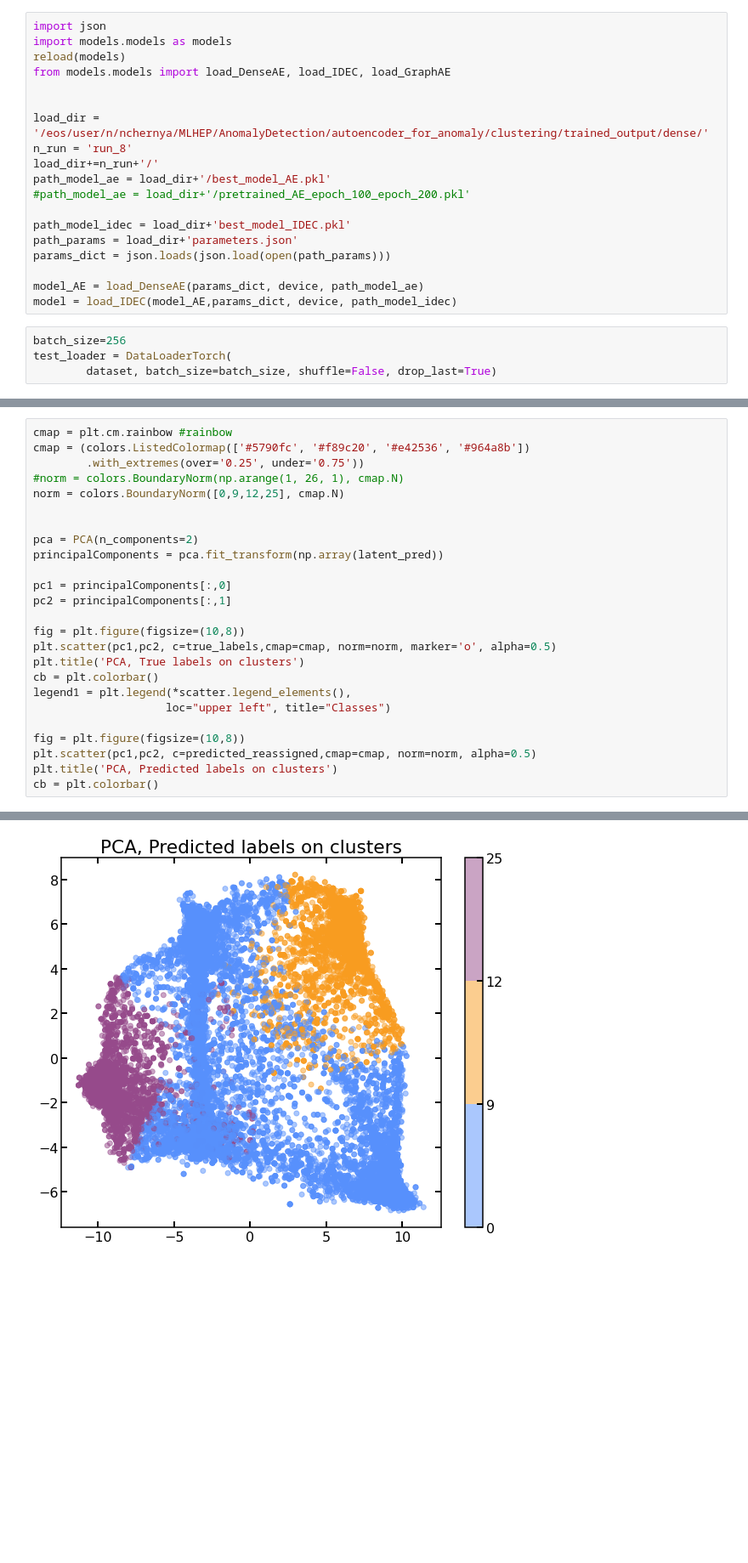
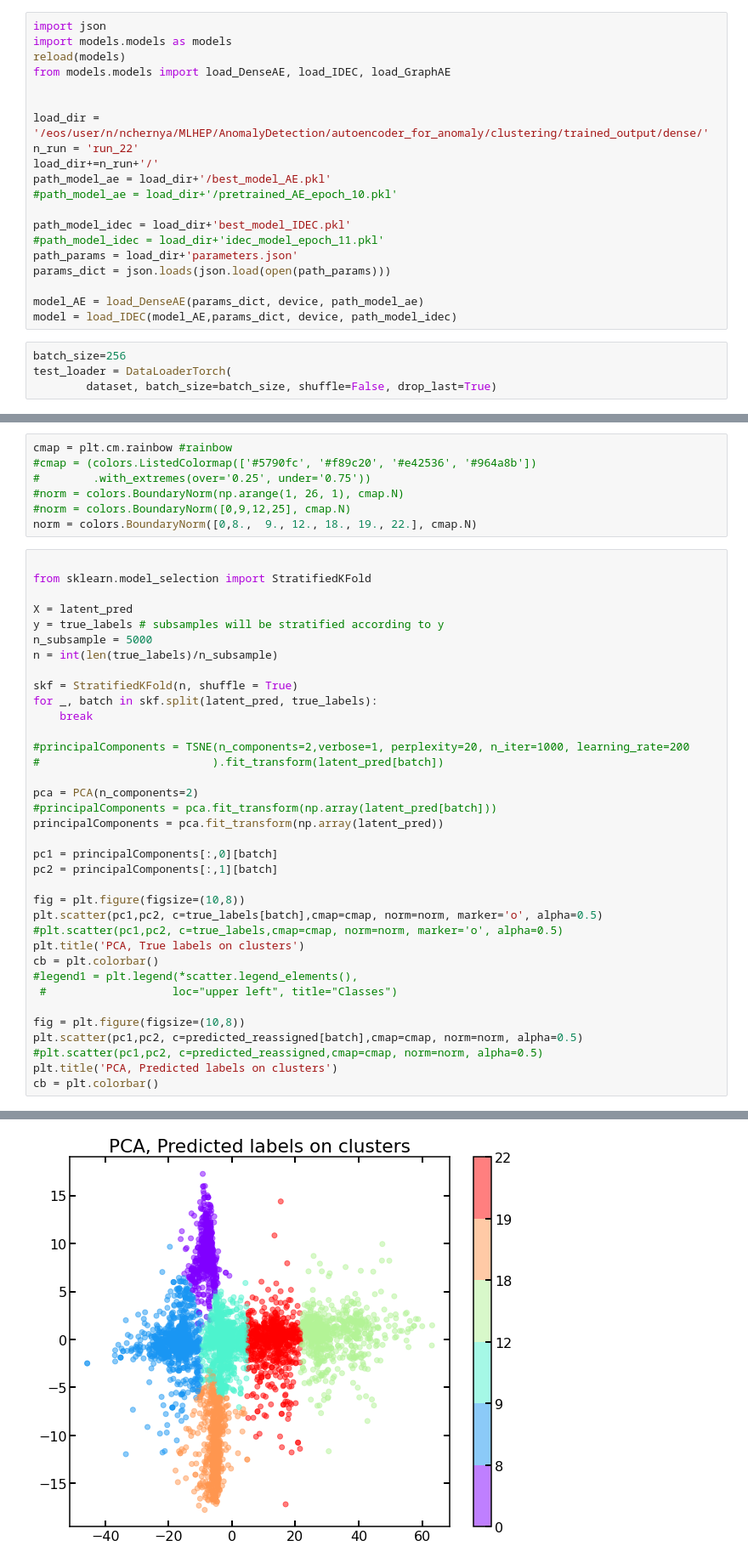
Before and after one commit to chernyavskaya/AnomalyClustering, a Jupyter notebook: notebooks/eval_dense_AE.ipynb, the cells around one changed output, grey strips where cells are left out. Shown: that part at 85% size. Drawn from its saved outputs; the diff is of its cells as text; blank space fills up the shorter version.

```diff
--- a/notebooks/eval_dense_AE.ipynb
+++ b/notebooks/eval_dense_AE.ipynb
@@ -97,12 +101,13 @@ from models.models import load_DenseAE, load_IDEC, load_GraphAE
 
 
 load_dir = '/eos/user/n/nchernya/MLHEP/AnomalyDetection/autoencoder_for_anomaly/clustering/trained_output/dense/'
-n_run = 'run_8'
+n_run = 'run_22'
 load_dir+=n_run+'/'
 path_model_ae = load_dir+'/best_model_AE.pkl'
-#path_model_ae = load_dir+'/pretrained_AE_epoch_100_epoch_200.pkl'
+#path_model_ae = load_dir+'/pretrained_AE_epoch_10.pkl'
 
 path_model_idec = load_dir+'best_model_IDEC.pkl'
+#path_model_idec = load_dir+'idec_model_epoch_11.pkl'
 path_params = load_dir+'parameters.json'
 params_dict = json.loads(json.load(open(path_params)))
 
@@ -147,26 +153,44 @@ Acc 0.2796 , nmi 0.0512 , ari -0.0366
+# %%
+cmap = plt.cm.rainbow #rainbow
+#cmap = (colors.ListedColormap(['#5790fc', '#f89c20', '#e42536', '#964a8b'])
+#        .with_extremes(over='0.25', under='0.75'))
+#norm = colors.BoundaryNorm(np.arange(1, 26, 1), cmap.N)
+#norm = colors.BoundaryNorm([0,9,12,25], cmap.N)
+norm = colors.BoundaryNorm([0,8.,  9., 12., 18., 19., 22.], cmap.N)
 # %%
-cmap = plt.cm.rainbow #rainbow
-cmap = (colors.ListedColormap(['#5790fc', '#f89c20', '#e42536', '#964a8b'])
-        .with_extremes(over='0.25', under='0.75'))
-#norm = colors.BoundaryNorm(np.arange(1, 26, 1), cmap.N)
-norm = colors.BoundaryNorm([0,9,12,25], cmap.N)
 
+from sklearn.model_selection import StratifiedKFold
+
+X = latent_pred
+y = true_labels # subsamples will be stratified according to y
+n_subsample = 5000
+n = int(len(true_labels)/n_subsample)
+
+skf = StratifiedKFold(n, shuffle = True)
+for _, batch in skf.split(latent_pred, true_labels):
+    break
+
+#principalComponents = TSNE(n_components=2,verbose=1, perplexity=20, n_iter=1000, learning_rate=200
+#                          ).fit_transform(latent_pred[batch])
 
 pca = PCA(n_components=2)
+#principalComponents = pca.fit_transform(np.array(latent_pred[batch]))
 principalComponents = pca.fit_transform(np.array(latent_pred))
 
-pc1 = principalComponents[:,0]
-pc2 = principalComponents[:,1]
+pc1 = principalComponents[:,0][batch]
+pc2 = principalComponents[:,1][batch]
 
 fig = plt.figure(figsize=(10,8))
-plt.scatter(pc1,pc2, c=true_labels,cmap=cmap, norm=norm, marker='o', alpha=0.5)
+plt.scatter(pc1,pc2, c=true_labels[batch],cmap=cmap, norm=norm, marker='o', alpha=0.5)
+#plt.scatter(pc1,pc2, c=true_labels,cmap=cmap, norm=norm, marker='o', alpha=0.5)
 plt.title('PCA, True labels on clusters')
 cb = plt.colorbar()
-legend1 = plt.legend(*scatter.legend_elements(),
-                    loc="upper left", title="Classes")
+#legend1 = plt.legend(*scatter.legend_elements(),
+ #                   loc="upper left", title="Classes")
 
 fig = plt.figure(figsize=(10,8))
-plt.scatter(pc1,pc2, c=predicted_reassigned,cmap=cmap, norm=norm, alpha=0.5)
+plt.scatter(pc1,pc2, c=predicted_reassigned[batch],cmap=cmap, norm=norm, alpha=0.5)
+#plt.scatter(pc1,pc2, c=predicted_reassigned,cmap=cmap, norm=norm, alpha=0.5)
 plt.title('PCA, Predicted labels on clusters')
 cb = plt.colorbar()
 # %% [output]
@@ -174 +198 @@ cb = plt.colorbar()
-[figure, old version]
+[figure, new version]
```
Also changed, not shown: parts of 9 cells of this notebook, 7 other files.
